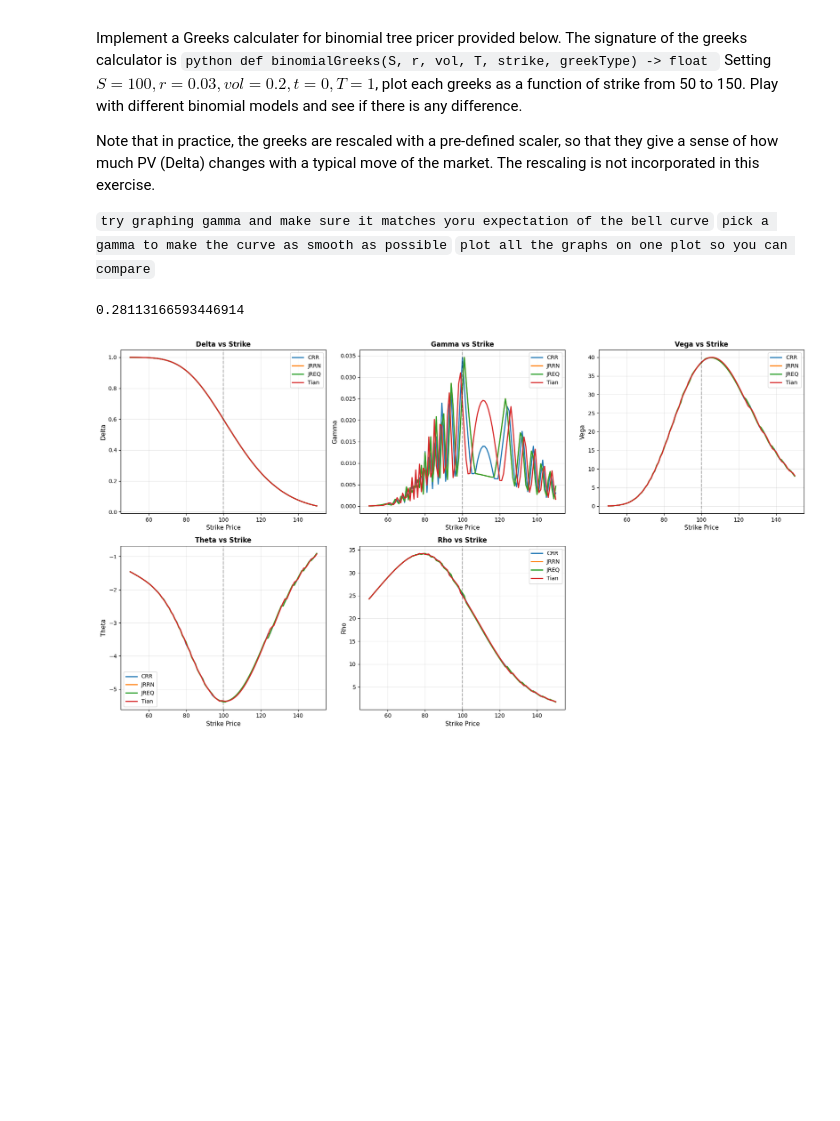
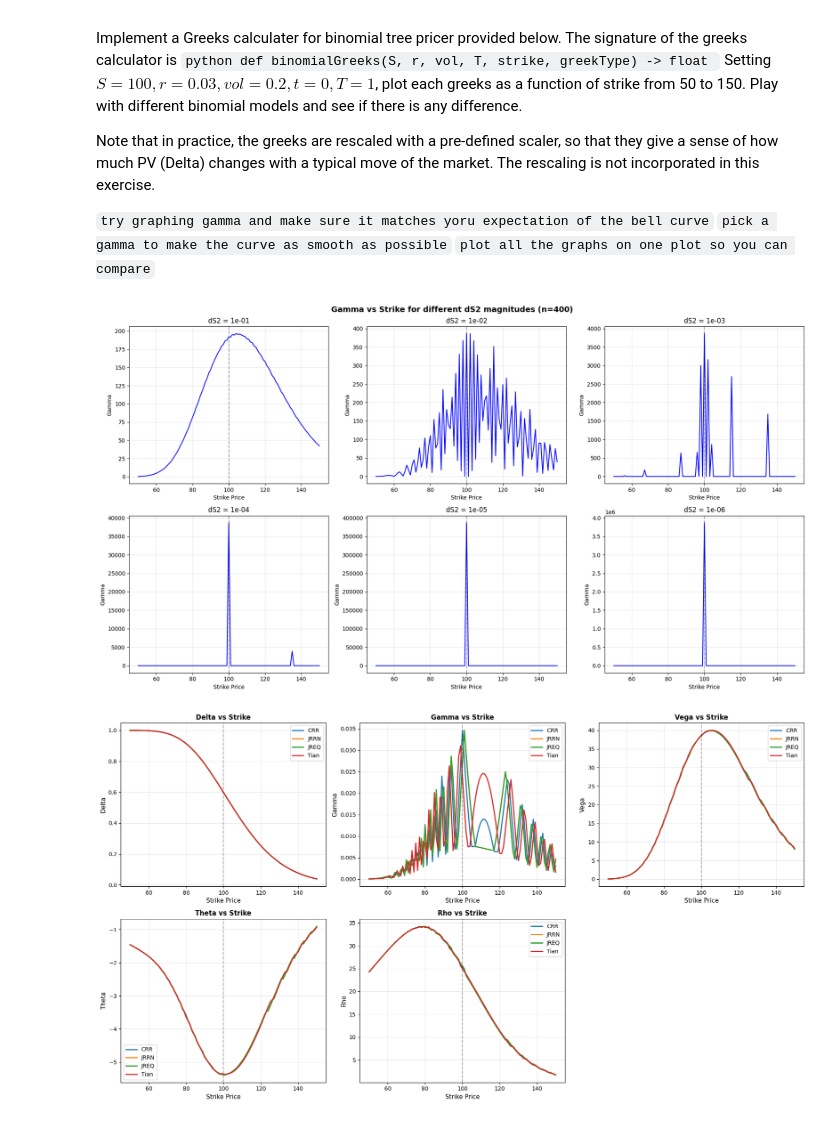
Before and after one commit to changjulian17/mqf_practice, a Jupyter notebook: QF607_Numerical Methods/exerciset1.ipynb, the cells around one changed output. Drawn from its saved outputs; the diff is of its cells as text; code cells hidden in the pictures; blank space fills up the shorter version.

```diff
--- a/QF607_Numerical Methods/exerciset1.ipynb
+++ b/QF607_Numerical Methods/exerciset1.ipynb
@@ -275,7 +275,7 @@ class greekType(str, Enum):
     rho = 'rho'
 
 def binomialGreeks(S, r, vol, T, strike, greekType, calib) -> float:
-    n = 2000
+    n = 500
     payoff = PayoffType.Call
 
     dS = 0.01 * S
@@ -310,7 +310,7 @@ def binomialGreeks(S, r, vol, T, strike, greekType, calib) -> float:
 
 
 S, r, vol, T = 100, .03, .2, 1
-display(binomialPricer(S, r, vol, EuropeanOption(1, float(k), PayoffType.Call), 300, crrCalib))
+# display(binomialPricer(S, r, vol, EuropeanOption(1, float(k), PayoffType.Call), 300, crrCalib))
 
 # strike = 100
 # display(
@@ -320,8 +320,43 @@ display(binomialPricer(S, r, vol, EuropeanOption(1, float(k), PayoffType.Call),
 #     binomialGreeks(S, r, vol, T, strike, 'theta') ,
 #     binomialGreeks(S, r, vol, T, strike, 'rho')
 #     )
-# %% [output]
-0.28113166593446914
+# %%
+def binomialGamma(S, r, vol, T, strike, n, dS2, calib=crrCalib) -> float:
+    """Compute gamma using central finite difference with configurable n and dS2."""
+    payoff = PayoffType.Call
+    price = binomialPricer(S, r, vol, EuropeanOption(T, float(strike), payoff), n, calib)
+    price_up = binomialPricer(S * (1+dS2), r, vol, EuropeanOption(T, float(strike), payoff), n, calib)
+    price_down = binomialPricer(S * (1-dS2), r, vol, EuropeanOption(T, float(strike), payoff), n, calib)
+    return (price_up - 2 * price + price_down) / (dS2 * dS2)
+
+
+def plot_gamma_vs_dS2(S, r, vol, T, n=500, calib=crrCalib):
+    """Plot gamma vs strike for different magnitudes of dS2."""
+    dS2_values = [1e-1, 1e-2, 1e-3, 1e-4, 1e-5, 1e-6]
+    ks = np.arange(50, 151, 1)
+
+    fig, axes = plt.subplots(2, 3, figsize=(18, 10))
+    axes = axes.flatten()
+
+    for idx, dS2 in enumerate(dS2_values):
+        ax = axes[idx]
+        gammas = [binomialGamma(S, r, vol, T, k, n, dS2, calib) for k in ks]
+        ax.plot(ks, gammas, 'b-', linewidth=1.5)
+        ax.set_xlabel('Strike Price')
+        ax.set_ylabel('Gamma')
+        ax.set_title(f'dS2 = {dS2:.0e}')
+        ax.grid(True, alpha=0.3)
+        ax.axvline(x=S, color='black', linestyle='--', alpha=0.3)
+
+    plt.suptitle(f'Gamma vs Strike for different dS2 magnitudes (n={n})', fontsize=14, fontweight='bold')
+    plt.tight_layout()
+    plt.show()
+
+
+S, r, vol, T = 100, 0.03, 0.2, 1
+plot_gamma_vs_dS2(S, r, vol, T, n=400, calib=crrCalib)
+# %% [output]
+[figure, added]
 # %%
 # Parameters
 S, r, vol, T = 100, 0.03, 0.2, 1
```
Also changed, not shown: 4 other files.
